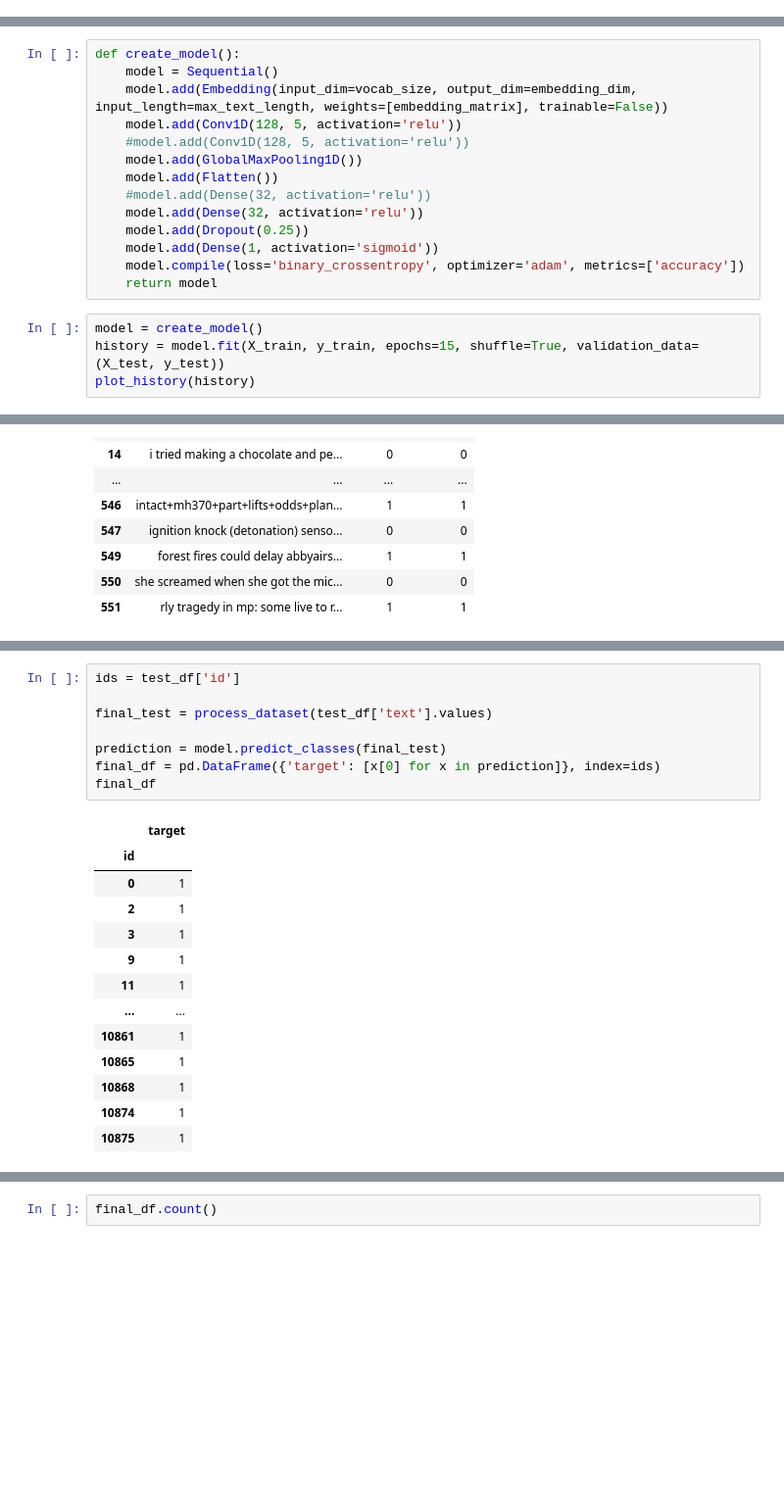
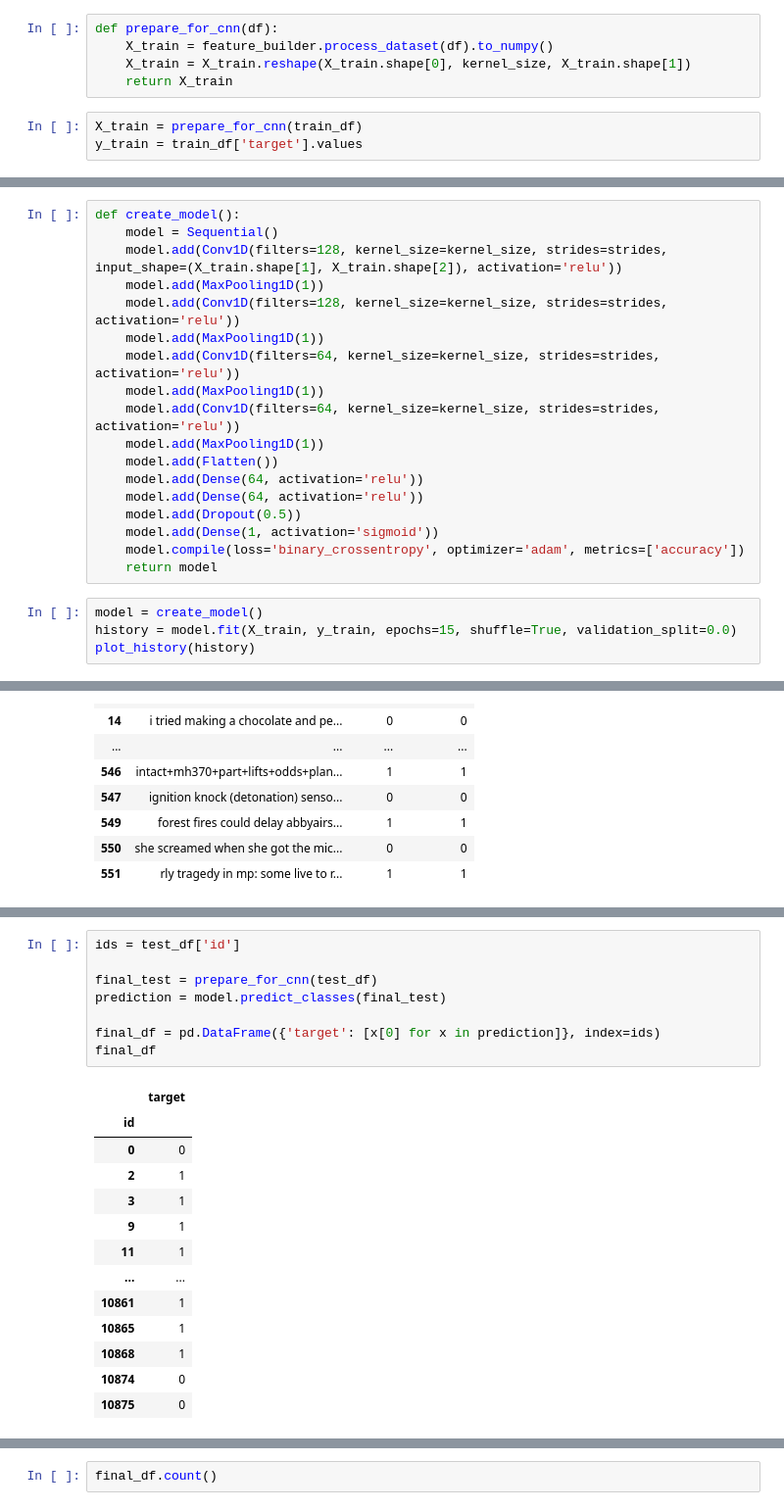
Before and after one commit to maxilevi/tp2-datos, a Jupyter notebook: cnn.ipynb, the cells around one changed output, grey strips where cells are left out. Shown at 98% size. Saved outputs shown, nothing was run; the diff lists cells and outputs as text; blank space fills up the shorter version.

Commit message:
modularize feature extraction into feature_builder.py and use that

```diff
--- a/cnn.ipynb
+++ b/cnn.ipynb
@@ -78,22 +29,34 @@ print(tokenizer.word_index)
+# %%
+def prepare_for_cnn(df):
+    X_train = feature_builder.process_dataset(df).to_numpy()
+    X_train = X_train.reshape(X_train.shape[0], kernel_size, X_train.shape[1])
+    return X_train
+# %%
+X_train = prepare_for_cnn(train_df)
+y_train = train_df['target'].values
 # %% [markdown]
 Creo el modelo y corro la CNN
 # %%
 def create_model():
     model = Sequential()
-    model.add(Embedding(input_dim=vocab_size, output_dim=embedding_dim, input_length=max_text_length, weights=[embedding_matrix], trainable=False))
-    model.add(Conv1D(128, 5, activation='relu'))
-    #model.add(Conv1D(128, 5, activation='relu'))
-    model.add(GlobalMaxPooling1D())
+    model.add(Conv1D(filters=128, kernel_size=kernel_size, strides=strides, input_shape=(X_train.shape[1], X_train.shape[2]), activation='relu'))
+    model.add(MaxPooling1D(1))
+    model.add(Conv1D(filters=128, kernel_size=kernel_size, strides=strides, activation='relu'))
+    model.add(MaxPooling1D(1))
+    model.add(Conv1D(filters=64, kernel_size=kernel_size, strides=strides, activation='relu'))
+    model.add(MaxPooling1D(1))
+    model.add(Conv1D(filters=64, kernel_size=kernel_size, strides=strides, activation='relu'))
+    model.add(MaxPooling1D(1))
     model.add(Flatten())
-    #model.add(Dense(32, activation='relu'))
-    model.add(Dense(32, activation='relu'))
-    model.add(Dropout(0.25))
+    model.add(Dense(64, activation='relu'))
+    model.add(Dense(64, activation='relu'))
+    model.add(Dropout(0.5))
     model.add(Dense(1, activation='sigmoid'))
     model.compile(loss='binary_crossentropy', optimizer='adam', metrics=['accuracy'])
     return model
 # %%
 model = create_model()
-history = model.fit(X_train, y_train, epochs=15, shuffle=True, validation_data=(X_test, y_test))
+history = model.fit(X_train, y_train, epochs=15, shuffle=True, validation_split=0.0)
 plot_history(history)
 # %% [output]
 Epoch 1/15
@@ -168,15 +131,15 @@ SyntaxError: invalid syntax (<ipython-input-26-e3510059fc31>, line 1)
 # %%
 ids = test_df['id']
 
-final_test = process_dataset(test_df['text'].values)
+final_test = prepare_for_cnn(test_df)
+prediction = model.predict_classes(final_test)
 
-prediction = model.predict_classes(final_test)
 final_df = pd.DataFrame({'target': [x[0] for x in prediction]}, index=ids)
 final_df
 # %% [output]
 |  | target |
 | id |  |
-| 0 | 1 |
+| 0 | 0 |
 | 2 | 1 |
 | 3 | 1 |
 | 9 | 1 |
@@ -185,8 +148,8 @@ final_df
 | 10861 | 1 |
 | 10865 | 1 |
 | 10868 | 1 |
-| 10874 | 1 |
-| 10875 | 1 |
+| 10874 | 0 |
+| 10875 | 0 |
 3263 rows × 1 columns
 # %%
 final_df['target'].value_counts()
```
Also changed, not shown: parts of 16 cells of this notebook, 1 other file.
